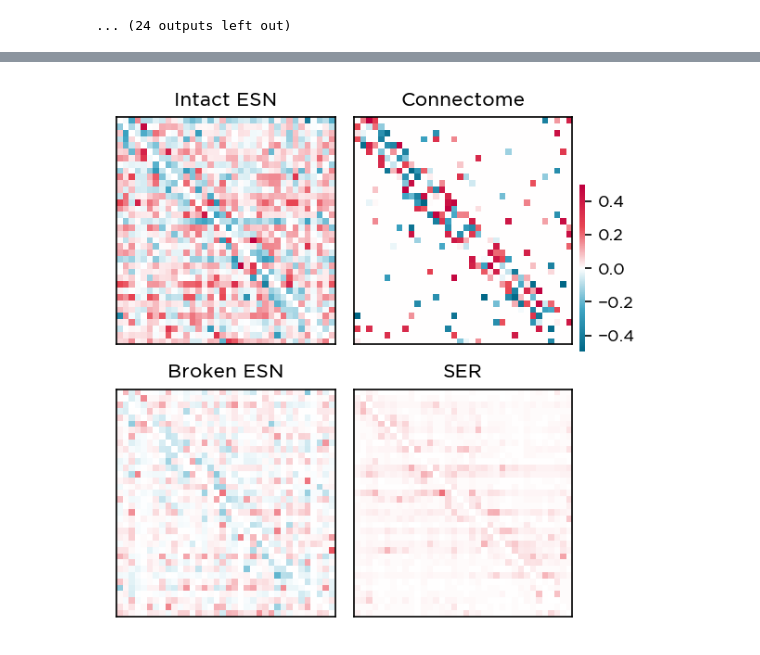
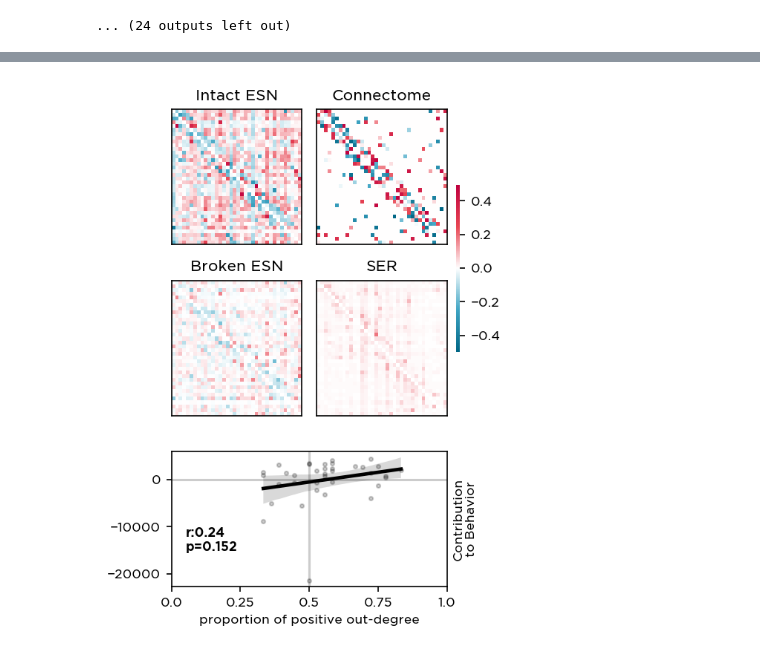
Before and after one commit to kuffmode/Causal-influence-decomposition-of-an-ESN, a Jupyter notebook: ESN_vs_SER_CCA.ipynb, the cells around one changed output, grey strips where cells are left out. Drawn from its saved outputs; the diff is of its cells as text; code cells hidden in the pictures.

```diff
--- a/ESN_vs_SER_CCA.ipynb
+++ b/ESN_vs_SER_CCA.ipynb
@@ -413,7 +432,8 @@ def lesion_ser_nodes(complements, connectome, index):
 causal_influence_matrix_ser = msa.estimate_causal_influences(network_connectome= ser_connectome,
                                                          objective_function=lesion_ser_nodes,
                                                          objective_function_params={"connectome":ser_connectome},
-                                                         n_permutations=1_000)
+                                                         n_permutations=5_000)
+causal_influence_matrix_ser = causal_influence_matrix_ser.T
 # %% [output]
 working on the node number 0 from 36 nodes.
 working on the node number 1 from 36 nodes.
@@ -571,13 +548,12 @@ plt.savefig(f"Broken ESN.pdf",dpi=600,bbox_inches='tight')
 # %% [output]
 [figure]
 # %%
-
 lesion_baseline_nodes_params = {'network':baseline_esn,'training_data':y_train_validate}
-
 causal_influence_matrix_baseline = msa.estimate_causal_influences(network_connectome= baseline_esn.W,
                                                                   objective_function=lesion_esn_nodes,
                                                                   objective_function_params=lesion_baseline_nodes_params,
-                                                                  n_permutations=1000)
+                                                                  n_permutations=1_000)
+causal_influence_matrix_baseline = causal_influence_matrix_baseline.T
 # %% [output]
 working on the node number 0 from 36 nodes.
 working on the node number 1 from 36 nodes.
@@ -594,0 +624,9 @@ working on the node number 11 from 36 nodes.
+# %%
+lesion_esn_behavior_params = {'network':baseline_esn,'training_data':y_train_validate,'ground_truth':y_test_validate}
+shapley_table_baseline, _, _ = msa.interface(multiprocessing_method='joblib',
+                                                                    elements=list(range(baseline_esn.n_reservoir_)),
+                                                                    n_permutations= 10_000,
+                                                                    objective_function=lesion_esn_behavior,
+                                                                    objective_function_params=lesion_esn_behavior_params,
+                                                                    n_parallel_games=-1,
+                                                                    random_seed=SEED)
@@ -594,0 +645,5 @@ working on the node number 11 from 36 nodes.
+# %%
+baseline_positive_signed_degree = (causal_influence_matrix_baseline>0).sum()/len(causal_influence_matrix_baseline)
+baseline_shapley_sorted_by_index = ut.sorter(shapley_table=shapley_table_baseline,ascending=True).mean()
+baseline_corr_with_behavior = pearsonr(baseline_positive_signed_degree,baseline_shapley_sorted_by_index)
+baseline_vs_intact = pearsonr(shapley_sorted_by_index,baseline_shapley_sorted_by_index)
@@ -595,34 +659,46 @@ working on the node number 11 from 36 nodes.
 # %%
 fig,axes = plt.subplot_mosaic(
     [['A', 'B',],
-     ['C', 'D',]],figsize=(3.5,4),dpi=150)
-cbar_ax = fig.add_axes([0.99, .51, .01, .3])
+     ['C', 'D',],
+     ['E', 'E']],figsize=(3.5,5),dpi=150)
+cbar_ax = fig.add_axes([0.92, .51, .01, .3])
 
 sns.heatmap(causal_influence_matrix,
             center=0,xticklabels=False,yticklabels=False,
             cmap=colormap,cbar=False,ax=axes['A'],vmax=vmax)
 sns.heatmap(esn.W,center=0,xticklabels=False,yticklabels=False,
             cmap=colormap,cbar_kws={"shrink": .8},cbar_ax = cbar_ax,ax=axes['B'])
 
 sns.heatmap(causal_influence_matrix_baseline,
             center=0,xticklabels=False,yticklabels=False,
             cmap=colormap,cbar=False,ax=axes['C'],vmax=vmax)
 sns.heatmap(causal_influence_matrix_ser[causal_influence_matrix_ser>=0],
             center=0,xticklabels=False,yticklabels=False,
             cmap=colormap,cbar=False,ax=axes['D'],vmax=vmax)
 
+sns.regplot(x=baseline_positive_signed_degree,y=baseline_shapley_sorted_by_index,color='k',ax = axes['E'],scatter_kws={"s": 6,"alpha":0.2,"color":"k"})
+
+axes['E'].axhline(0,alpha=0.2,c='k')
+axes['E'].axvline(0.5,alpha=0.2,c='k')
+axes['E'].set_xlabel("proportion of positive out-degree")
+axes['E'].set_ylabel("Contribution\nto Behavior")
+axes['E'].text(0.05,-15000,f"r:{baseline_corr_with_behavior[0]:.2}\np={baseline_corr_with_behavior[1]:.3}",fontweight='bold')
+axes['E'].yaxis.set_label_position("right")
+axes['E'].set_xticks(np.linspace(0,1,5))
+axes['E'].set_xticklabels([str(i) for i in np.linspace(0,1,5)])
+
 axes['A'].title.set_text('Intact ESN')
 axes['B'].title.set_text('Connectome')
 axes['C'].title.set_text('Broken ESN')
 axes['D'].title.set_text('SER')
 
 for ax in axes:
     axes[ax].spines['right'].set_visible(True)
     axes[ax].spines['top'].set_visible(True)
     axes[ax].spines['bottom'].set_visible(True)
     axes[ax].spines['left'].set_visible(True)
 fig.tight_layout(pad=0.8)
 
 plt.savefig(f"ESNs SER Connectome.pdf",dpi=600,bbox_inches='tight')
 # %% [output]
-[figure, old version]
+[figure, new version]
```
Also changed, not shown: parts of 17 cells of this notebook, 23 other files.
